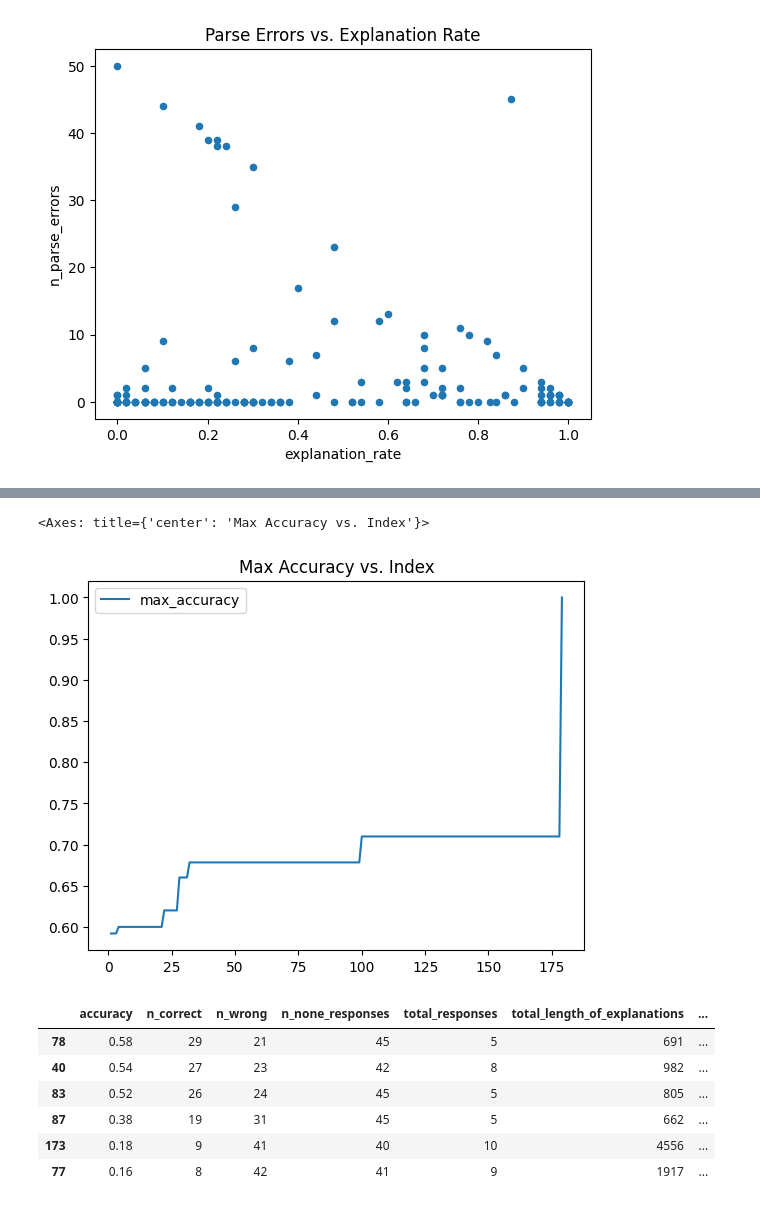
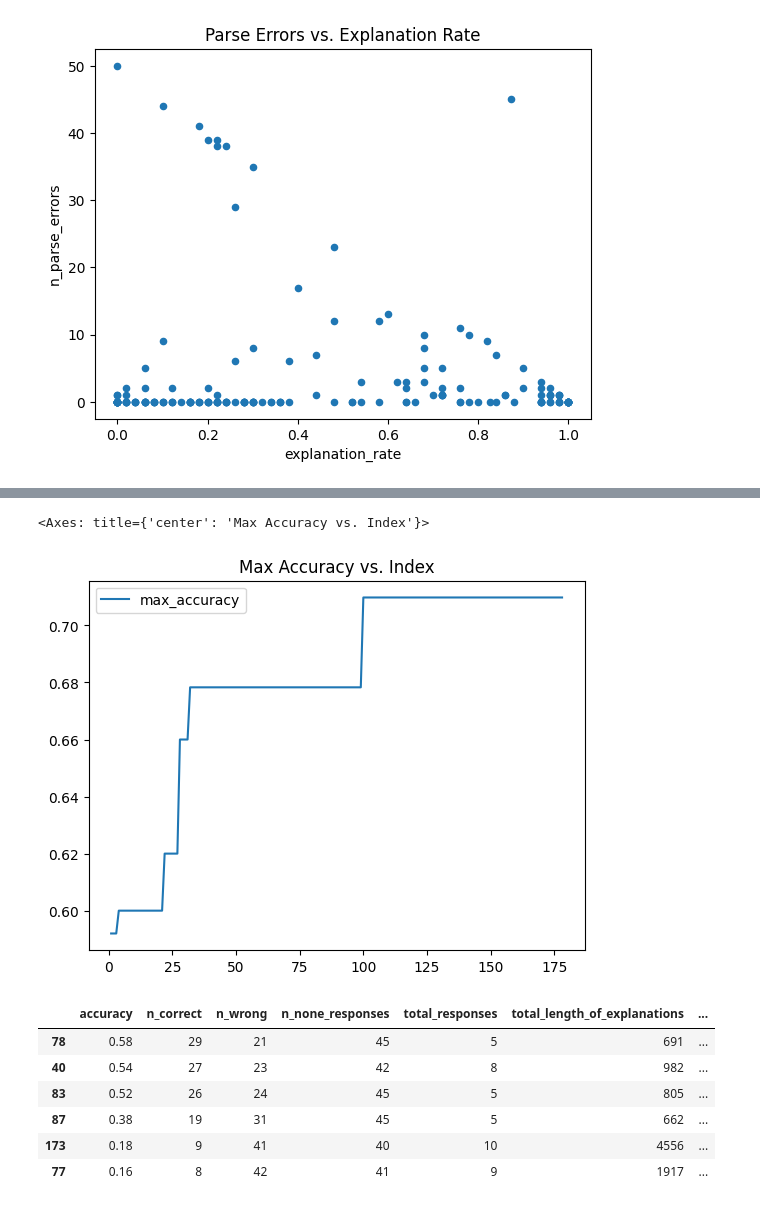
Before and after one commit to lukasvoege/ZeroShot-step-by-step-distillation, a Jupyter notebook: analytics.ipynb, the cells around one changed output, grey strips where cells are left out. Saved outputs shown, nothing was run; the diff lists cells and outputs as text; code cells hidden in the pictures.

```diff
--- a/analytics.ipynb
+++ b/analytics.ipynb
@@ -52,6 +53,7 @@ def get_meta_df(dataset: str) -> pd.DataFrame:
 
     # add column with explanation rate = total responses / (n_correct + n_wrong)
     meta_df["explanation_rate"] = meta_df["total_responses"] / (meta_df["n_correct"] + meta_df["n_wrong"])
+    meta_df["sd_length_of_explanations"] = meta_df["variance_length_of_explanations"] ** 0.5
 
     return meta_df
 # %%
@@ -145,10 +191,10 @@ meta_df[meta_df["n_parse_errors"] < 5].plot.line(y="accuracy", title="Accuracy v
 # %%
 # line plot showing max accuracy so far vs. index, starting from index 1
-meta_df["max_accuracy"] = meta_df.drop(0, axis=0)["accuracy"].cummax()
+meta_df["max_accuracy"] = meta_df.drop([0, 179], axis=0)["accuracy"].cummax()
 meta_df.plot.line(y="max_accuracy", title="Max Accuracy vs. Index")
 # %% [output]
 <Axes: title={'center': 'Max Accuracy vs. Index'}>
-[figure, old version]
+[figure, new version]
 # %%
 meta_df[(meta_df["flesch_reading_ease"] < 30) & (meta_df["flesch_reading_ease"] > 10)].sort_values(by=["accuracy"], ascending=False).head(10)
 # %% [output]
```
Also changed, not shown: parts of 12 cells of this notebook.
